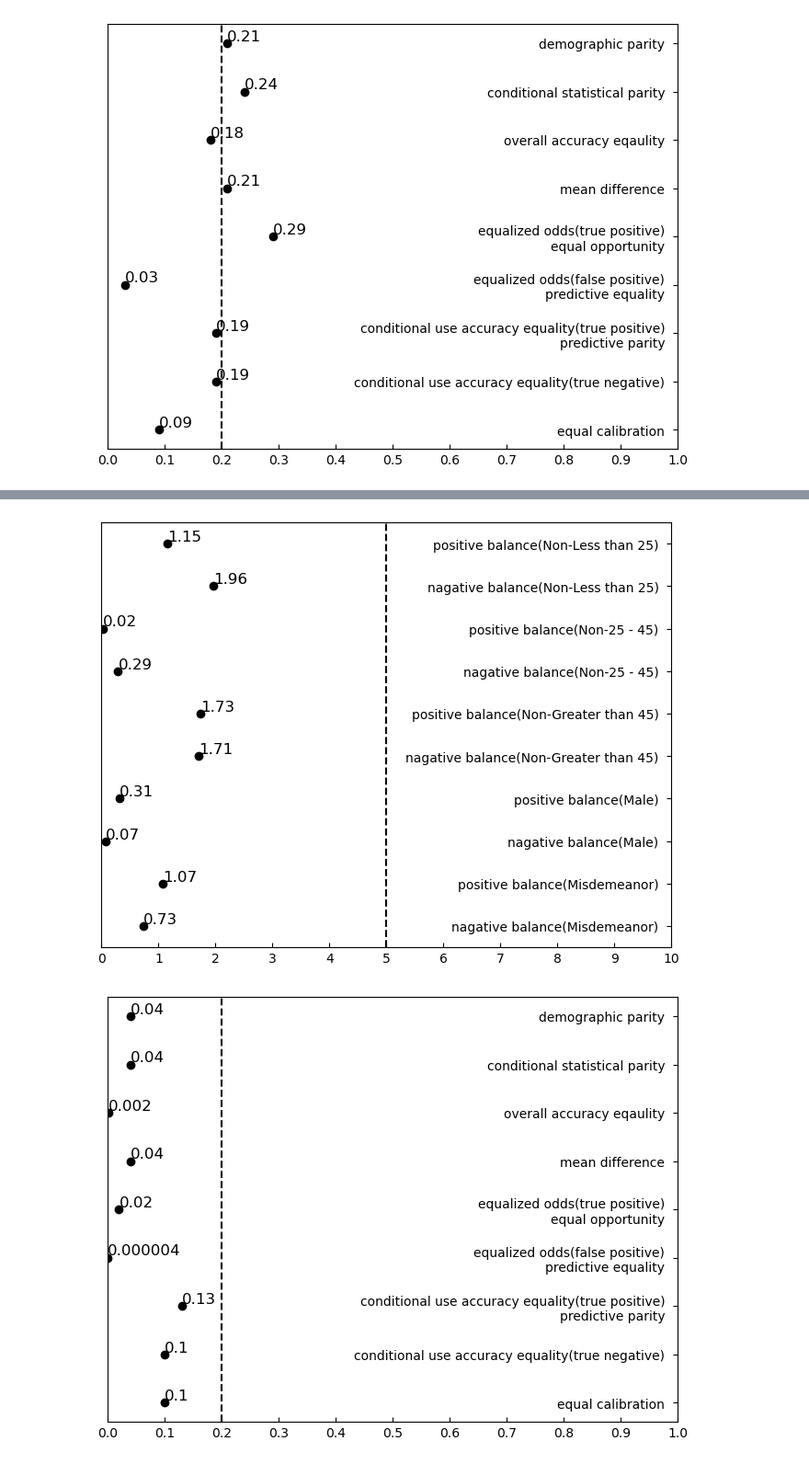
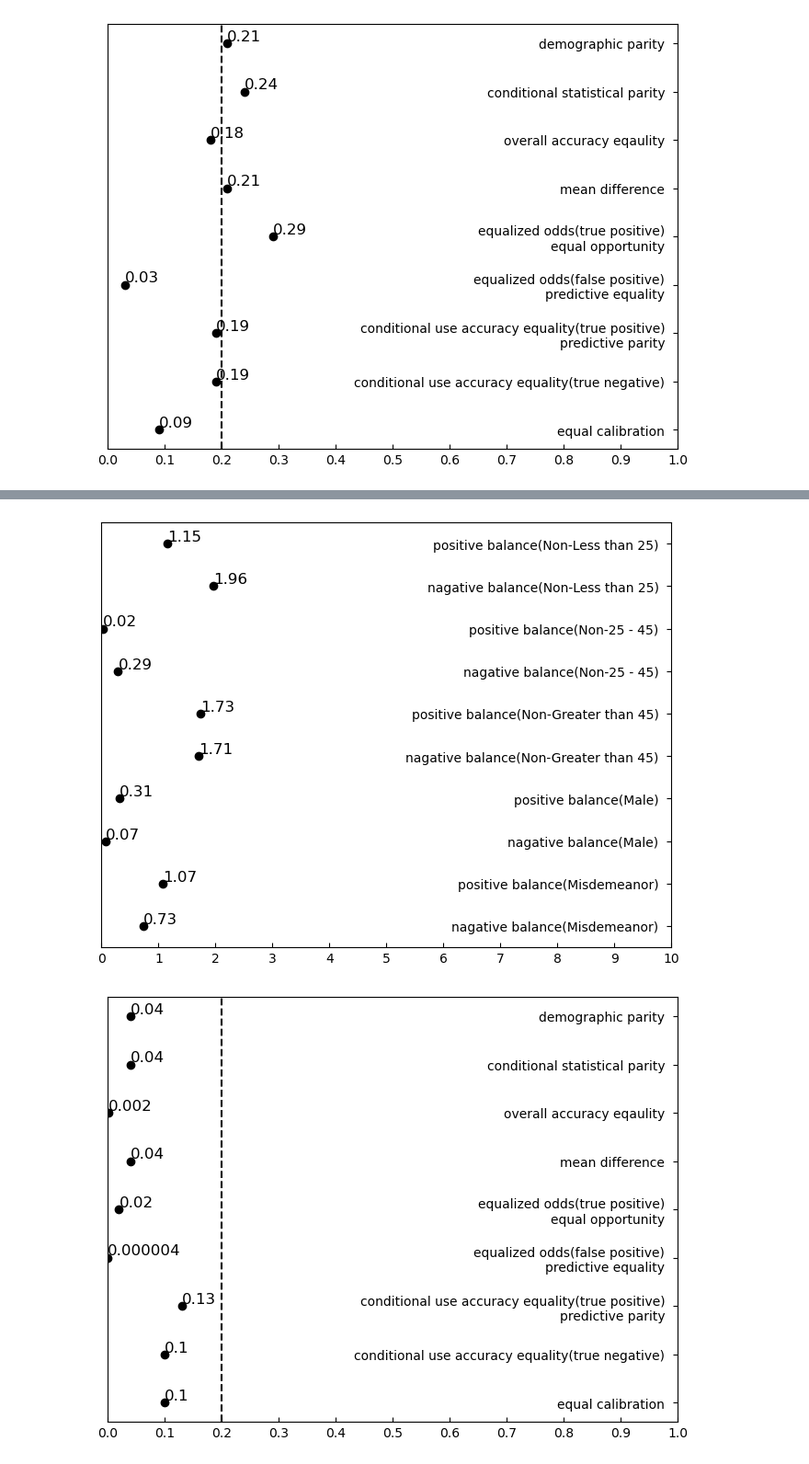
Before and after one commit to RexYuan/Shu, a Jupyter notebook: paper/images/plot.ipynb, the cells around one changed output, grey strips where cells are left out. Shown at 92% size. Cells and saved outputs as stored; diff of their text form; code cells hidden in the pictures.

```diff
--- a/paper/images/plot.ipynb
+++ b/paper/images/plot.ipynb
@@ -286,35 +286,35 @@ y = [point[1] for point in data]
 
 plt.figure(figsize=(8, 6))
 plt.scatter(x, y, color='black')
 
 plt.xlim(0, 10)
 plt.xticks([i for i in range(11)])
 
 plt.ylim(-0.5, len(y)-0.5)
 
 ax = plt.gca()
 ax.yaxis.tick_right()
 ax.yaxis.set_tick_params(pad=-10)
 for label in ax.get_yticklabels():
     label.set_ha('right')
 ax.tick_params(axis='both', direction='in')
 
-plt.axvline(x=5, color='black', linestyle='--')
+# plt.axvline(x=5, color='black', linestyle='--')
 
 for i, txt in enumerate(x):
     if txt < 0.0001:
         precision = -math.floor(math.log10(abs(txt)))
         txt = f'{txt:.{precision}f}'
     else:
         txt = str(txt)
     plt.text(x[i], y[i], txt, color='black', fontsize=12, ha='left', va='bottom')
 
 # plt.title('Fairness Measures of ProPublica COMPAS dataset\nPrivileged Group: misc balance', loc='center')
 
 # Show plot
 plt.savefig("misc balance.pdf", bbox_inches='tight')
 # %% [output]
-[figure, old version]
+[figure, new version]
 # %%
 data = [(0.04, 'demographic parity'),
         (0.04, 'conditional statistical parity'),
```
Also changed, not shown: parts of 2 cells of this notebook, 14 other files.
